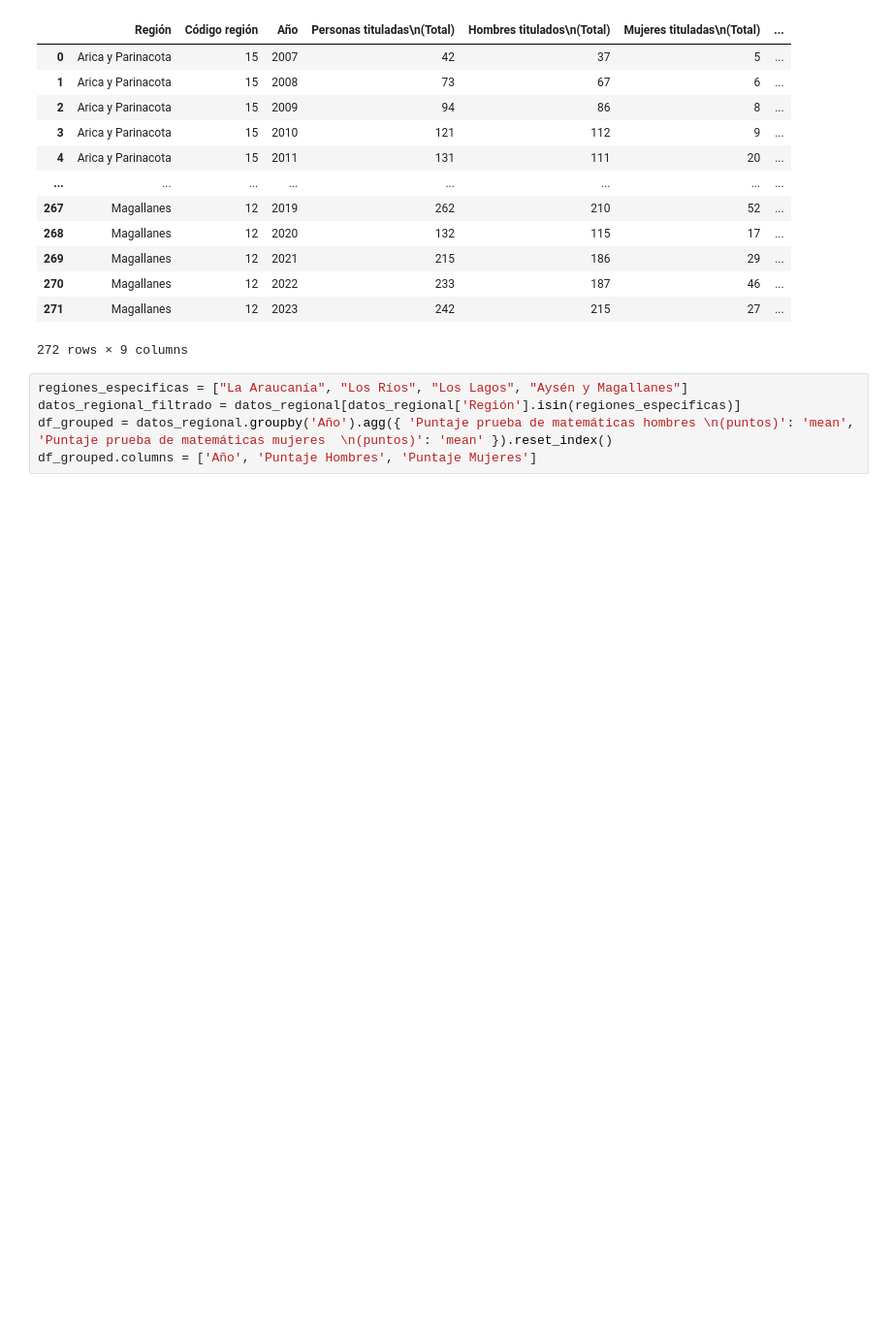
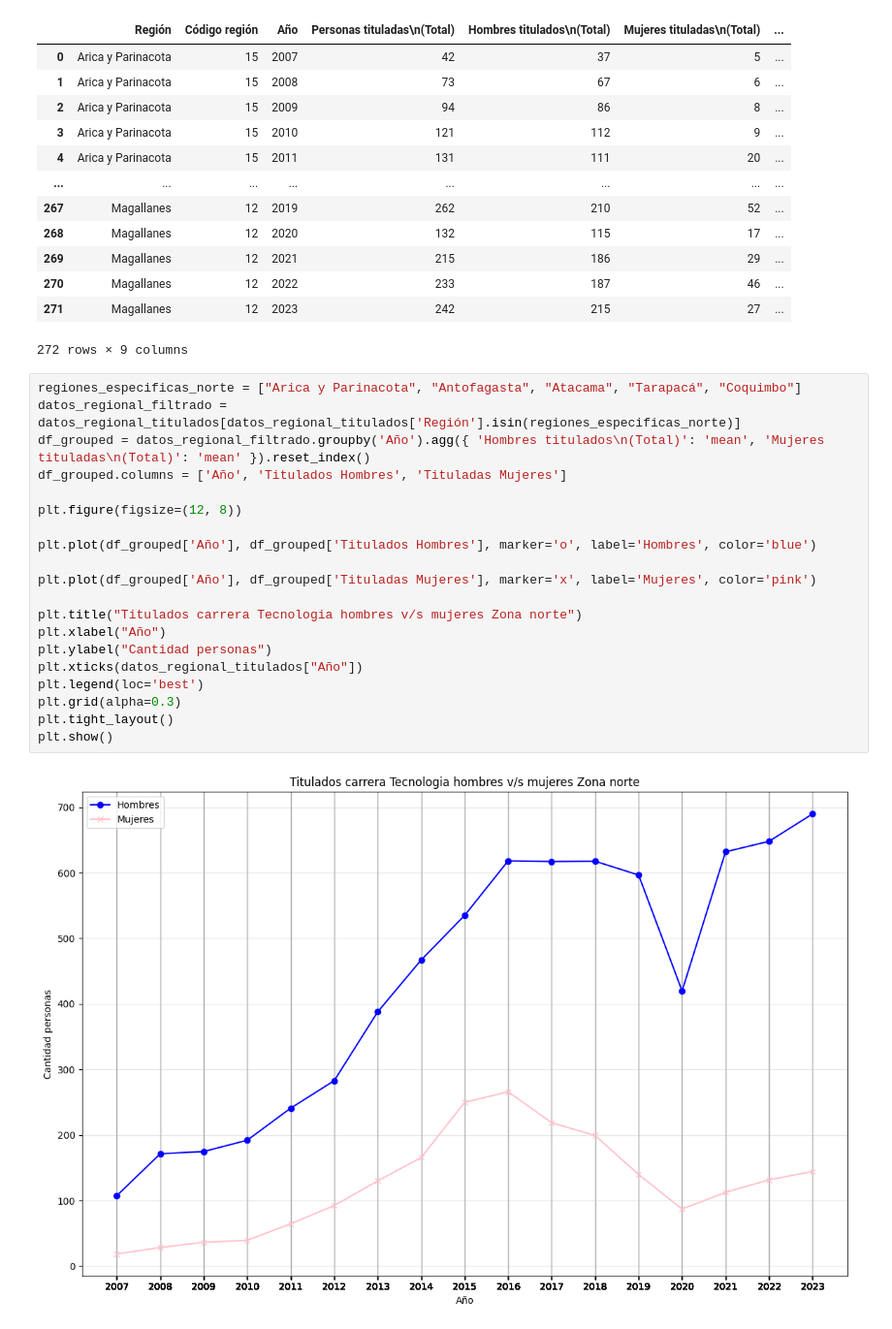
Before and after one commit to Kilpura/ProyectoCIenciaDatos, a Jupyter notebook: Proyecto brrr/Borrador.ipynb, the cells around one changed output. Shown at 97% size. Cells and saved outputs as stored; diff of their text form; blank space fills up the shorter version.

```diff
--- a/Proyecto brrr/Borrador.ipynb
+++ b/Proyecto brrr/Borrador.ipynb
@@ -322,9 +322,26 @@ datos_regional_titulados
 | 270 | Magallanes | 12 | 2022 | 233 | 187 | 46 | ... |
 | 271 | Magallanes | 12 | 2023 | 242 | 215 | 27 | ... |
 272 rows × 9 columns
-# %%
-regiones_especificas = ["La Araucanía", "Los Ríos", "Los Lagos", "Aysén y Magallanes"]
-datos_regional_filtrado = datos_regional[datos_regional['Región'].isin(regiones_especificas)]
-df_grouped = datos_regional.groupby('Año').agg({ 'Puntaje prueba de matemáticas hombres \n(puntos)': 'mean', 'Puntaje prueba de matemáticas mujeres  \n(puntos)': 'mean' }).reset_index()
-df_grouped.columns = ['Año', 'Puntaje Hombres', 'Puntaje Mujeres']
+# %%
+regiones_especificas_norte = ["Arica y Parinacota", "Antofagasta", "Atacama", "Tarapacá", "Coquimbo"]
+datos_regional_filtrado = datos_regional_titulados[datos_regional_titulados['Región'].isin(regiones_especificas_norte)]
+df_grouped = datos_regional_filtrado.groupby('Año').agg({ 'Hombres titulados\n(Total)': 'mean', 'Mujeres tituladas\n(Total)': 'mean' }).reset_index()
+df_grouped.columns = ['Año', 'Titulados Hombres', 'Tituladas Mujeres']
+
+plt.figure(figsize=(12, 8))
+
+plt.plot(df_grouped['Año'], df_grouped['Titulados Hombres'], marker='o', label='Hombres', color='blue')
+
+plt.plot(df_grouped['Año'], df_grouped['Tituladas Mujeres'], marker='x', label='Mujeres', color='pink')
+
+plt.title("Titulados carrera Tecnologia hombres v/s mujeres Zona norte")
+plt.xlabel("Año")
+plt.ylabel("Cantidad personas")
+plt.xticks(datos_regional_titulados["Año"])
+plt.legend(loc='best')
+plt.grid(alpha=0.3)
+plt.tight_layout()
+plt.show()
+# %% [output]
+[figure, added]
 # %%
```
Also changed, not shown: parts of 3 cells of this notebook.
